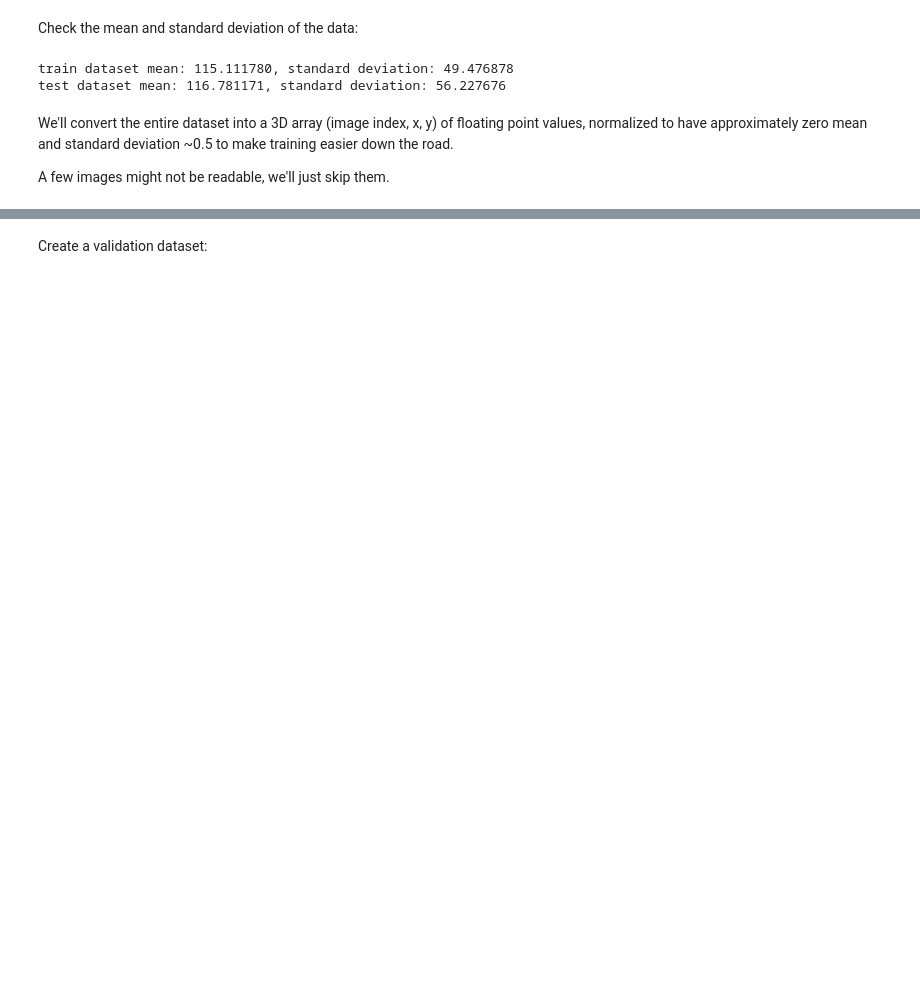
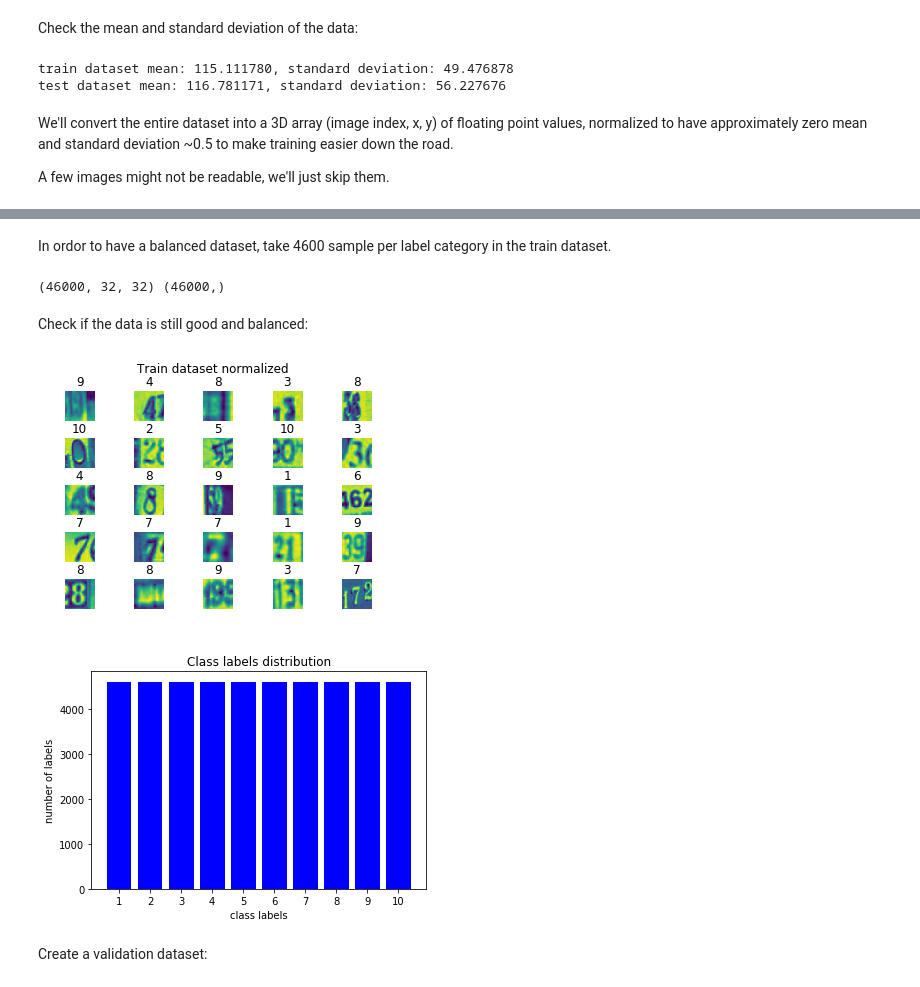
Before and after one commit to Tikitikitiki/deep_learning_google, a Jupyter notebook: 7_prepare_svhn_data_format_2.ipynb, the cells around one changed output, grey strips where cells are left out. Saved outputs shown, nothing was run; the diff lists cells and outputs as text; code cells hidden in the pictures; blank space fills up the shorter version.

```diff
--- a/7_prepare_svhn_data_format_2.ipynb
+++ b/7_prepare_svhn_data_format_2.ipynb
@@ -180,0 +218,51 @@ Standard deviation: 0.110035
+# %% [markdown]
+In ordor to have a balanced dataset, take 4600 sample per label category in the train dataset.
+# %%
+num_sample = 4600
+num_class = 10
+
+def select_sample(dataset, label, target_label, num_sample):
+    index = np.random.permutation(np.squeeze(np.argwhere(label == target_label)))
+    index_list = random.sample(list(index), num_sample)
+    output_dataset = dataset[index_list, :, :]
+    output_label = label[index_list]
+    return output_dataset, output_label
+
+def create_balanced_dataset(dataset, label, num_sample):
+    output_dataset = np.ndarray((num_sample*num_class, image_size, image_size),
+                                dtype = np.float32)
+    output_labels = np.ndarray(num_sample*num_class, dtype = np.int32)
+    for i in range(num_class):
+        target_label = i + 1
+        output_dataset[i*num_sample:(i + 1)*num_sample], output_labels[i*num_sample:(
+            i + 1)*num_sample] = select_sample(dataset, label, target_label, num_sample)
+    return output_dataset, output_labels
+
+train_data,train_labels = create_balanced_dataset(train_data_backup,
+                                                  train_labels_backup, num_sample)
+
+train_data_split = np.split(train_data, num_class)
+train_labels_split = np.split(train_labels, num_class)
+
+print(train_data.shape, train_labels.shape)
+# %% [output]
+(46000, 32, 32) (46000,)
+# %% [markdown]
+Check if the data is still good and balanced:
+# %%
+display_samples(train_data, train_labels, 'Train dataset normalized')
+
+temp_labels = train_labels.reshape(train_labels.shape[0]).tolist()
+temp_labels = dict(Counter(temp_labels))  #{key(label): value(number of instances)}
+
+plt.bar(range(len(temp_labels)), temp_labels.values(), align = 'center',
+        color = 'blue', label = 'Train labels')
+
+plt.xticks(range(len(temp_labels)), (range(1,(len(temp_labels) + 1))))
+plt.xlabel('class labels')
+plt.ylabel('number of labels')
+plt.title('Class labels distribution')
+plt.show()
+# %% [output]
+[figure, added]
+[figure, added]
```
Also changed, not shown: parts of 12 cells of this notebook, 7 other files.
